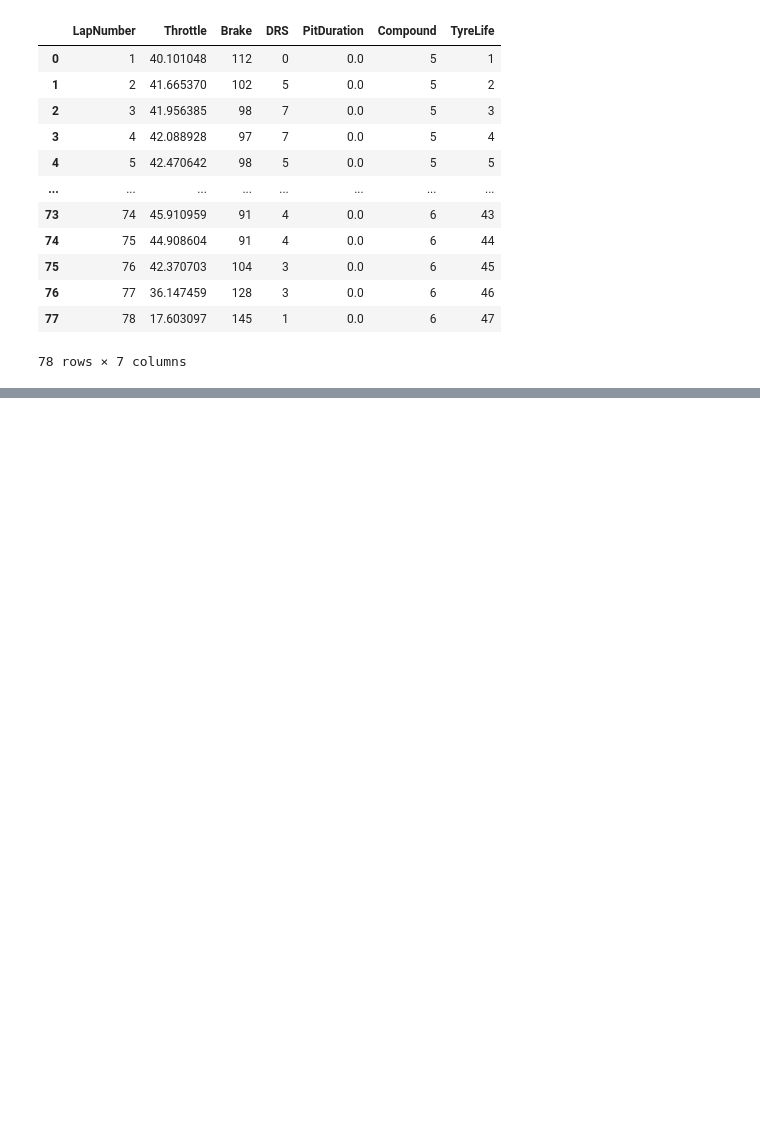
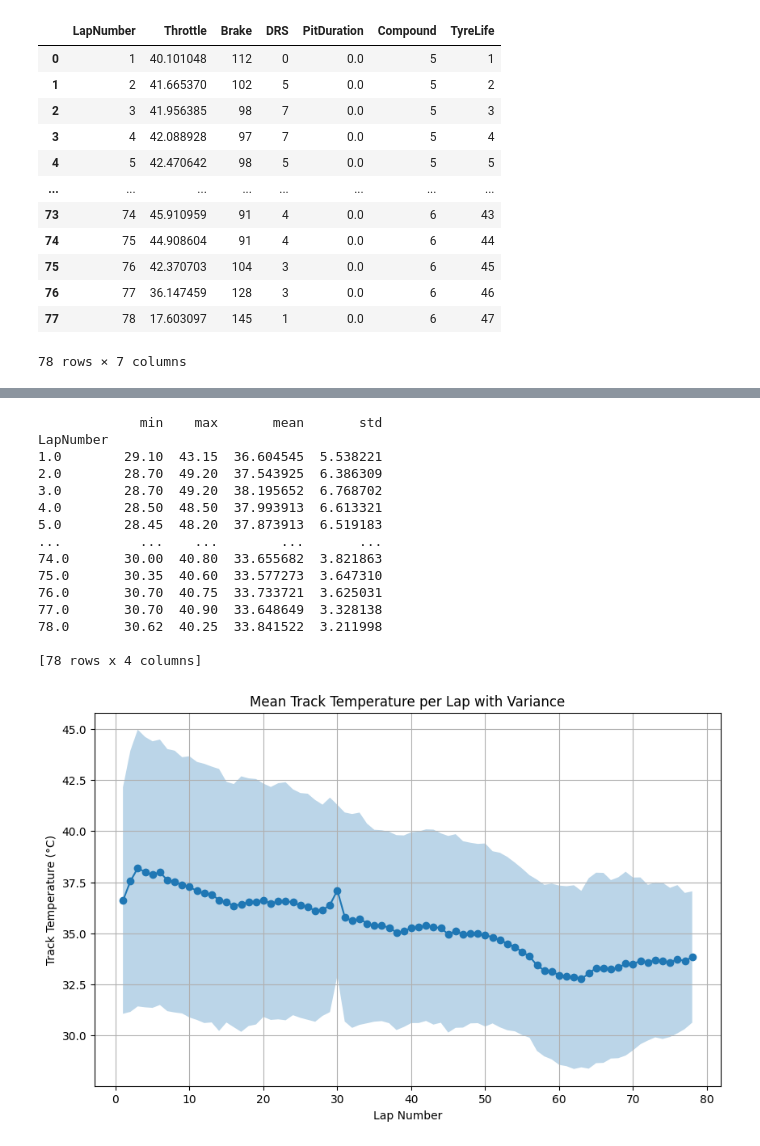
Before and after one commit to JigyashuSaravta/2025Spring_Final_F1, a Jupyter notebook: Fastf1/mc_sim.ipynb, the cells around one changed output, grey strips where cells are left out. Drawn from its saved outputs; the diff is of its cells as text; code cells hidden in the pictures; blank space fills up the shorter version.

```diff
--- a/Fastf1/mc_sim.ipynb
+++ b/Fastf1/mc_sim.ipynb
@@ -71,0 +290,3 @@ laps
+# %%
+df_random = df_source[['LapNumber','TrackTemp','Weight','TrackStatus','Throttle','RPM']]
+df_random
@@ -71,0 +307,38 @@ laps
+# %%
+# Let's first explore the TrackTemp values
+tracktemp_stats = df_random.groupby('LapNumber')['TrackTemp'].agg(['min', 'max', 'mean', 'std'])
+
+# Print basic statistics
+print(tracktemp_stats)
+
+# Plot mean TrackTemp per lap
+import matplotlib.pyplot as plt
+
+plt.figure(figsize=(10,6))
+plt.plot(tracktemp_stats.index, tracktemp_stats['mean'], marker='o')
+plt.fill_between(tracktemp_stats.index,
+                 tracktemp_stats['mean'] - tracktemp_stats['std'],
+                 tracktemp_stats['mean'] + tracktemp_stats['std'],
+                 alpha=0.3)
+plt.xlabel('Lap Number')
+plt.ylabel('Track Temperature (°C)')
+plt.title('Mean Track Temperature per Lap with Variance')
+plt.grid(True)
+plt.show()
+# %% [output]
+             min    max       mean       std
+LapNumber
+1.0        29.10  43.15  36.604545  5.538221
+2.0        28.70  49.20  37.543925  6.386309
+3.0        28.70  49.20  38.195652  6.768702
+4.0        28.50  48.50  37.993913  6.613321
+5.0        28.45  48.20  37.873913  6.519183
+...          ...    ...        ...       ...
+74.0       30.00  40.80  33.655682  3.821863
+75.0       30.35  40.60  33.577273  3.647310
+76.0       30.70  40.75  33.733721  3.625031
+77.0       30.70  40.90  33.648649  3.328138
+78.0       30.62  40.25  33.841522  3.211998
+
+[78 rows x 4 columns]
+[figure, added]
```
Also changed, not shown: parts of 20 cells of this notebook, 3 other files.
